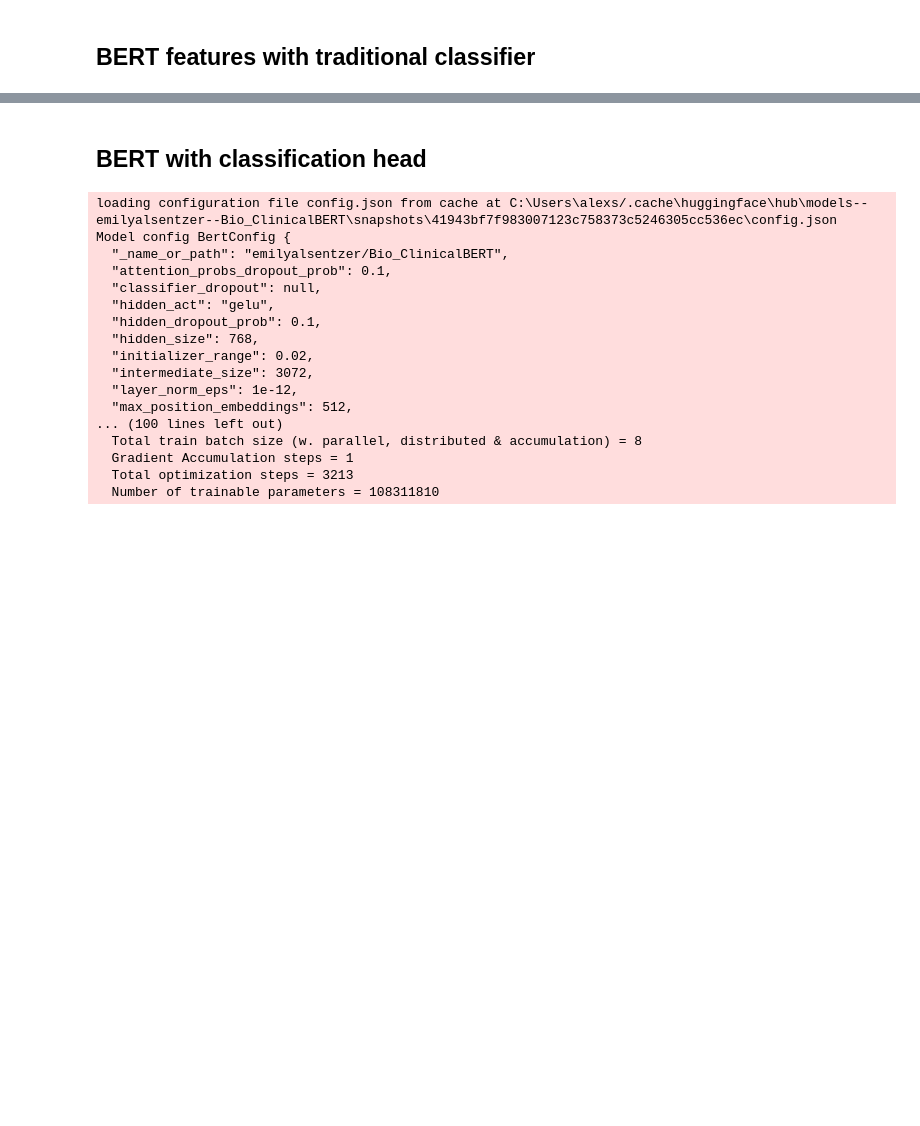
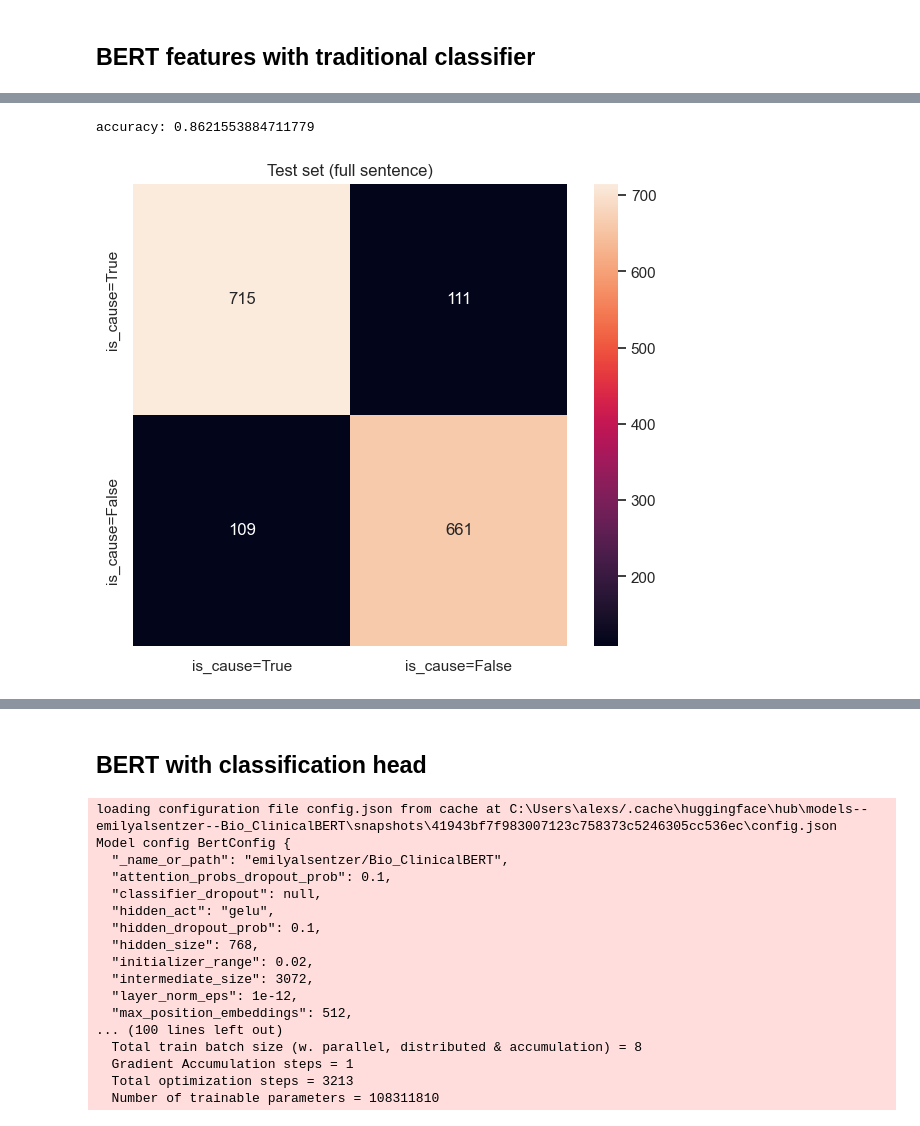
Before and after one commit to anaterovic/NLP, a Jupyter notebook: docs/milestone3.ipynb, the cells around one changed output, grey strips where cells are left out. Cells and saved outputs as stored; diff of their text form; code cells hidden in the pictures; blank space fills up the shorter version.

```diff
--- a/docs/milestone3.ipynb
+++ b/docs/milestone3.ipynb
@@ -161,0 +285,30 @@ import numpy as np
+# %%
+from sklearn.datasets import make_classification
+from sklearn.preprocessing import StandardScaler
+from sklearn.model_selection import GridSearchCV, KFold, train_test_split
+from sklearn.pipeline import Pipeline
+from sklearn.svm import LinearSVC
+from sklearn.multioutput import MultiOutputClassifier
+from sklearn.metrics import confusion_matrix, make_scorer
+
+
+np.random.seed(1)
+
+X_train, X_test, y_train, y_test = train_test_split(sent_features, labels, test_size=0.20, shuffle=True, random_state=1)
+
+param_grid = {
+    'svc__estimator__C': [0.1, 1, 10]
+}
+
+pipe = Pipeline([
+    ('scaler', StandardScaler()),
+    ('svc', MultiOutputClassifier(LinearSVC()))
+])
+
+gscv = GridSearchCV(
+    pipe, param_grid,
+    cv=KFold(n_splits=5, shuffle=True, random_state=1), n_jobs=12, verbose=3
+)
+
+gscv.fit(X_train, y_train)
+gscv.score(X_test, y_test)
@@ -161,0 +326,9 @@ import numpy as np
+# %%
+#!pip install seaborn
+import seaborn as sns
+from sklearn.metrics import accuracy_score, f1_score, precision_score, recall_score
+
+
+pred_test = gscv.predict(X_test)
+
+print(f"accuracy: {accuracy_score(y_test, pred_test)}")
@@ -161,0 +356,5 @@ import numpy as np
+# %%
+evaluate_class(y_test.values[:, 0], pred_test[:, 0], 'is_cause', 'Test set (full sentence)')
+# %% [output]
+accuracy: 0.8621553884711779
+[figure, added]
```
Also changed, not shown: parts of 27 cells of this notebook, 3 other files.
